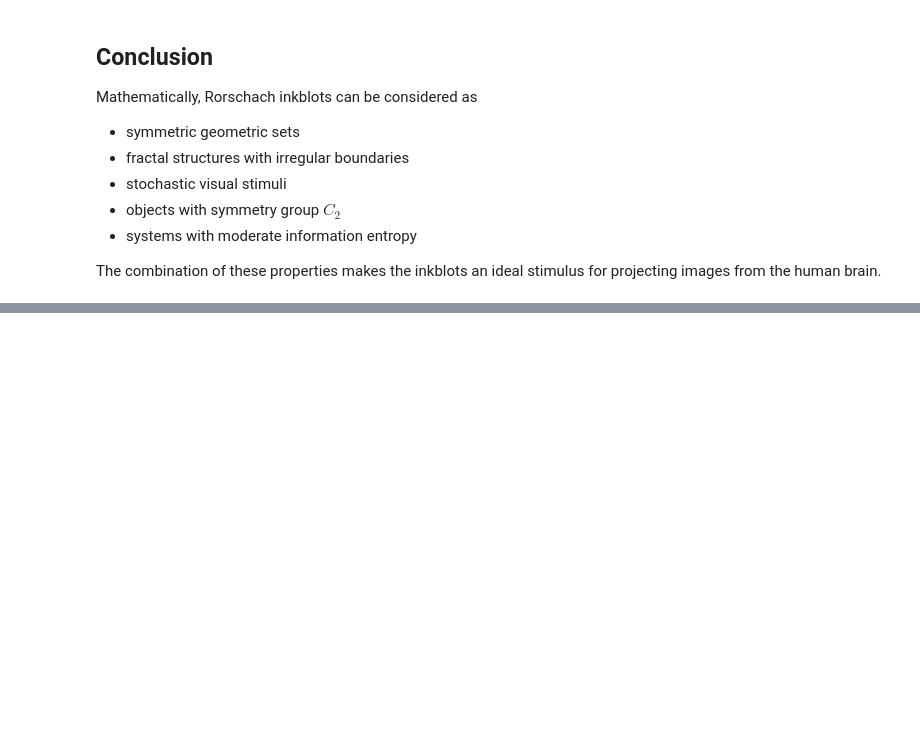
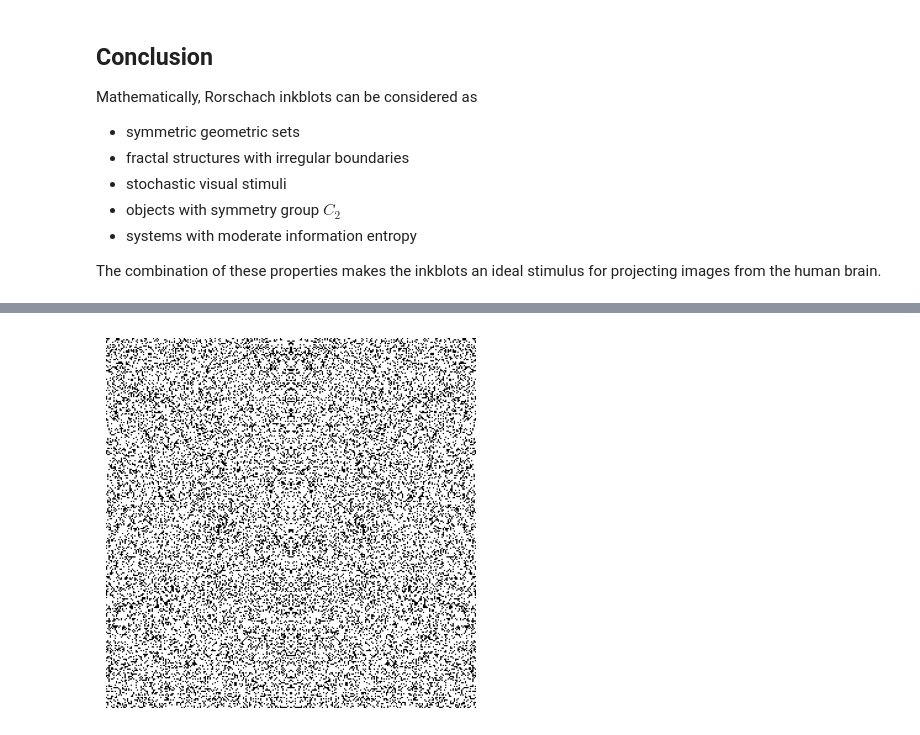
Before and after one commit to HrisiIlieva/Rorschach-inkblot, a Jupyter notebook: project.ipynb, the cells around one changed output, grey strips where cells are left out. Saved outputs shown, nothing was run; the diff lists cells and outputs as text; code cells hidden in the pictures; blank space fills up the shorter version.

```diff
--- a/project.ipynb
+++ b/project.ipynb
@@ -211,0 +266,20 @@ The combination of these properties makes the inkblots an ideal stimulus for pro
+# %%
+# grid size
+n = 300
+
+# random field
+noise = np.random.normal(0, 1, (n, n//2))
+
+# threshold
+threshold = 0.7
+blob = noise > threshold
+
+# mirror symmetry
+ink = np.concatenate((blob, np.fliplr(blob)), axis=1)
+
+# visualization
+plt.imshow(ink, cmap="Greys")
+plt.axis("off")
+plt.show()
+# %% [output]
+[figure, added]
```
Also changed, not shown: parts of 18 cells of this notebook.
